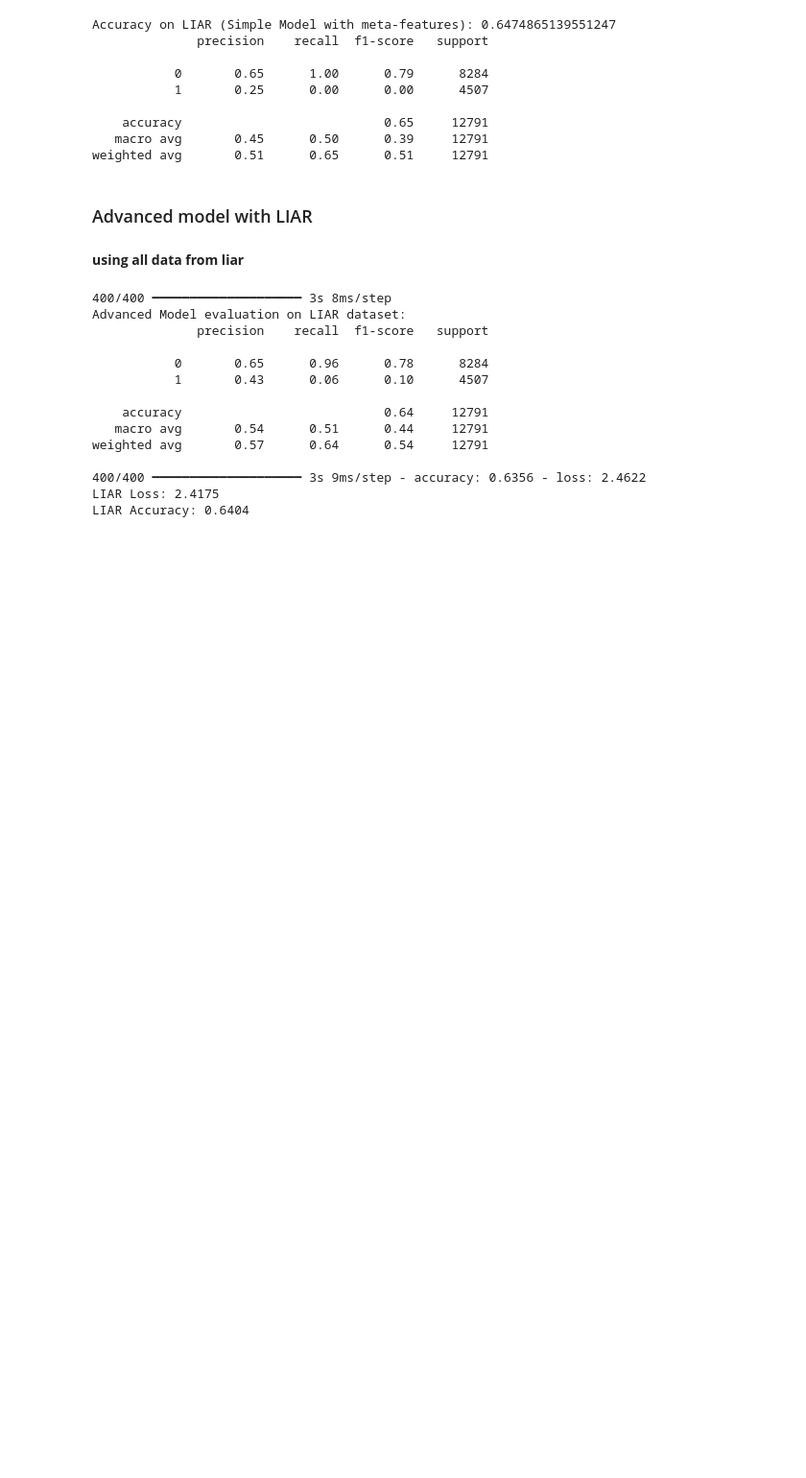
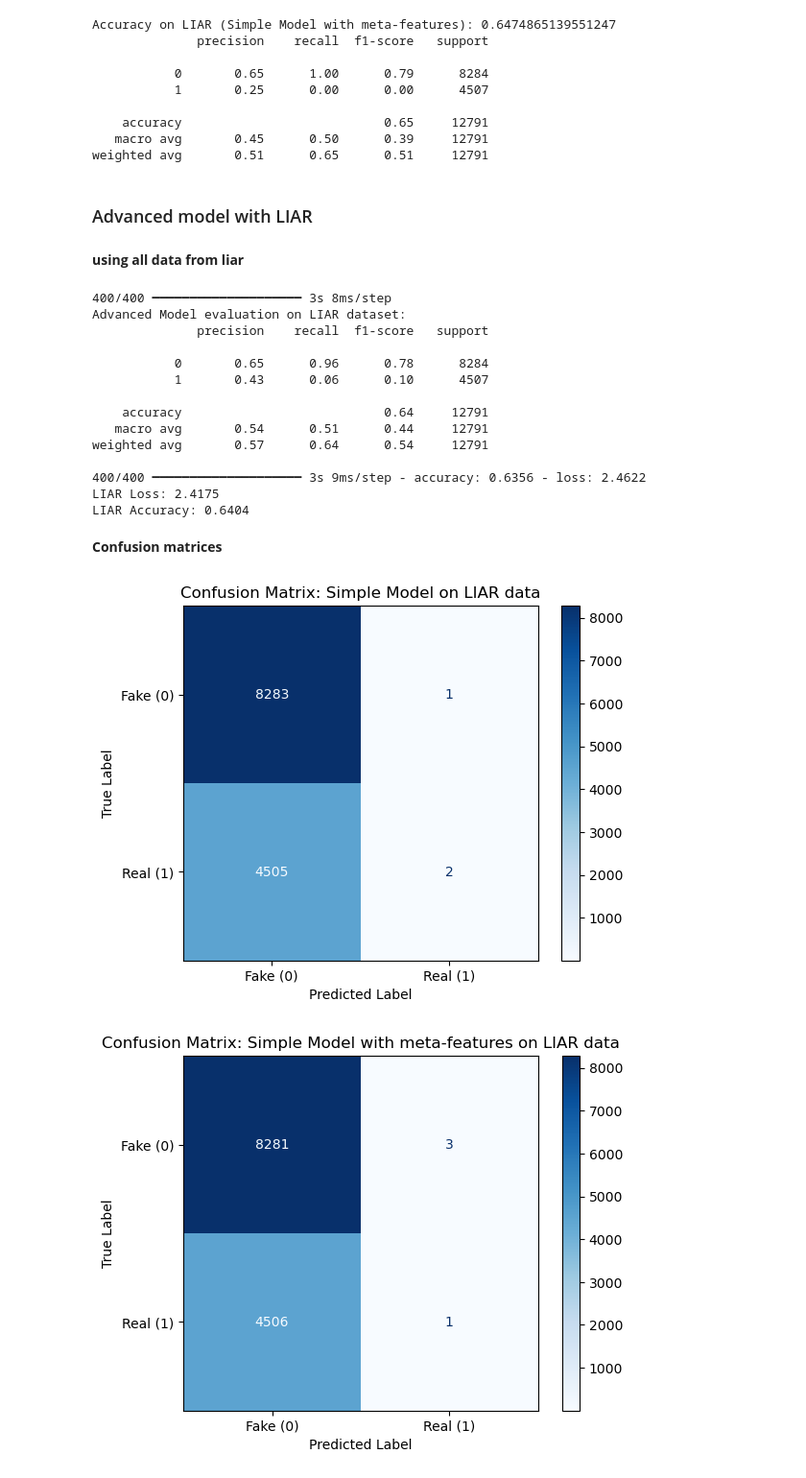
Before and after one commit to emmampakarinen/intelligent-systems-project, a Jupyter notebook: project.ipynb, the cells around one changed output. Shown: that part at 96% size. Saved outputs shown, nothing was run; the diff lists cells and outputs as text; code cells hidden in the pictures; blank space fills up the shorter version.

```diff
--- a/project.ipynb
+++ b/project.ipynb
@@ -741,9 +741,9 @@ x_liar_vec = vectorizer.transform(x_liar_all)
 # %% [markdown]
 **Evaluating with LIAR**
 # %%
-y_pred_liar = simple_model.predict(x_liar_vec)
-print("Accuracy on LIAR (Simple Model):", accuracy_score(y_liar_all, y_pred_liar))
-print(classification_report(y_liar_all, y_pred_liar, zero_division=0))
+y_pred_liar_simple = simple_model.predict(x_liar_vec)
+print("Accuracy on LIAR (Simple Model):", accuracy_score(y_liar_all, y_pred_liar_simple))
+print(classification_report(y_liar_all, y_pred_liar_simple, zero_division=0))
 # %% [output]
 Accuracy on LIAR (Simple Model): 0.6477210538659995
               precision    recall  f1-score   support
@@ -816,3 +816,12 @@ weighted avg       0.57      0.64      0.54     12791
 400/400 ━━━━━━━━━━━━━━━━━━━━ 3s 9ms/step - accuracy: 0.6356 - loss: 2.4622
 LIAR Loss: 2.4175
 LIAR Accuracy: 0.6404
+# %% [markdown]
+**Confusion matrices**
+# %%
+confusion_matrix_fig(y_liar_all, y_pred_liar_simple, "Simple Model on LIAR data")
+confusion_matrix_fig(y_liar_all, y_pred_liar_meta, "Simple Model with meta-features on LIAR data")
+confusion_matrix_fig(y_liar_lstm, y_pred_liar, "Advanced Model on LIAR data")
+# %% [output]
+[figure, added]
+[figure, added]
```
Also changed, not shown: parts of 3 cells of this notebook.
